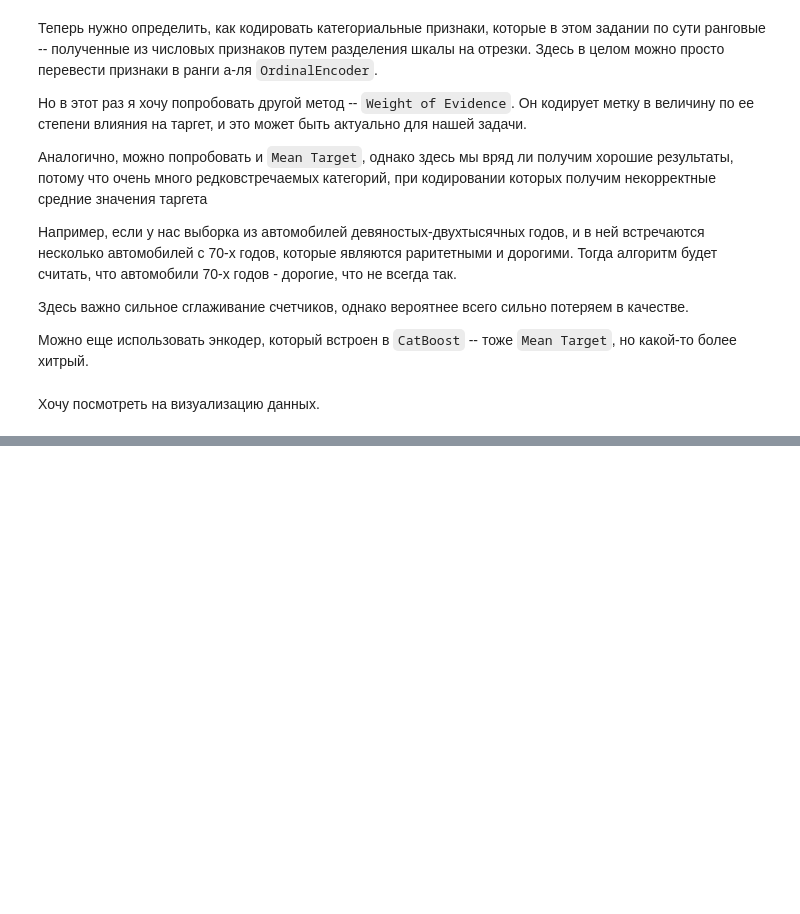
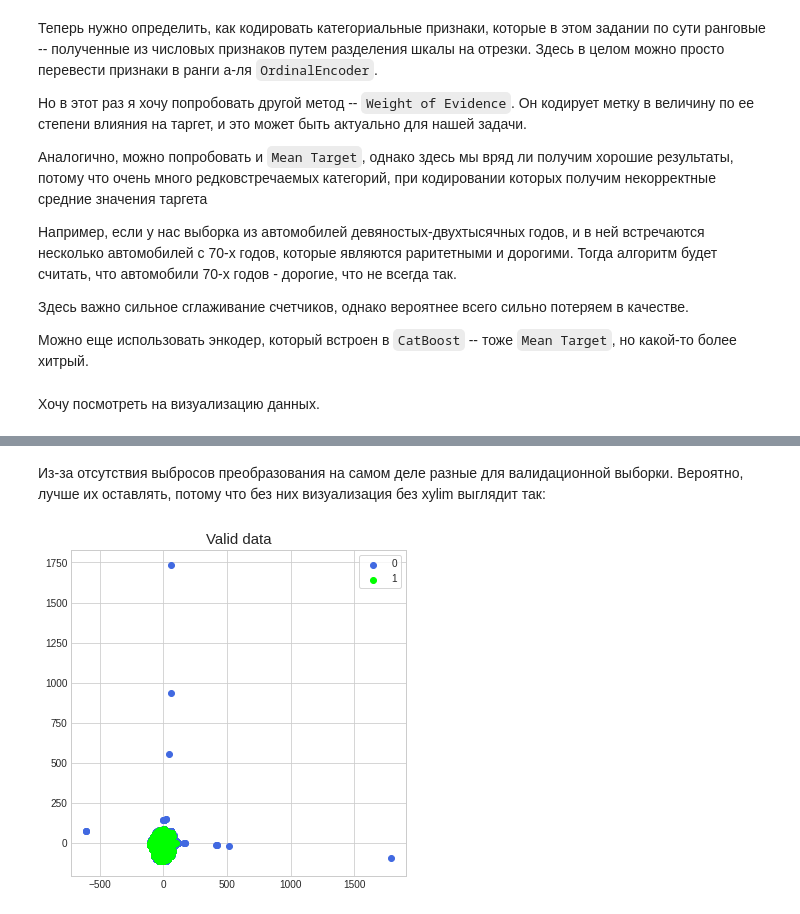
Before and after one commit to necroshine0/ds-notebooks, a Jupyter notebook: default/v2/EDA.ipynb, the cells around one changed output, grey strips where cells are left out. Cells and saved outputs as stored; diff of their text form; code cells hidden in the pictures; blank space fills up the shorter version.

```diff
--- a/default/v2/EDA.ipynb
+++ b/default/v2/EDA.ipynb
@@ -1304,0 +1305,14 @@ plot_tsne(data_tsne, labels)
+# %% [markdown]
+Из-за отсутствия выбросов преобразования на самом деле разные для валидационной выборки. Вероятно, лучше их оставлять, потому что без них визуализация без xylim выглядит так:
+# %%
+y_v = np.asarray(y_valid)
+neg_inds = np.argwhere(y_v == 0).reshape(-1)
+pos_inds = np.argwhere(y_v == 1).reshape(-1)
+_, ax = plt.subplots(figsize=(6, 6))
+ax.scatter(valid_tsne[neg_inds, 0], valid_tsne[neg_inds, 1], color='royalblue', label='0')
+ax.scatter(valid_tsne[pos_inds, 0], valid_tsne[pos_inds, 1], color='lime', label='1')
+ax.set_title(f'Valid data', fontsize=15)
+ax.legend()
+plt.show()
+# %% [output]
+[figure, added]
```
Also changed, not shown: parts of 19 cells of this notebook.
